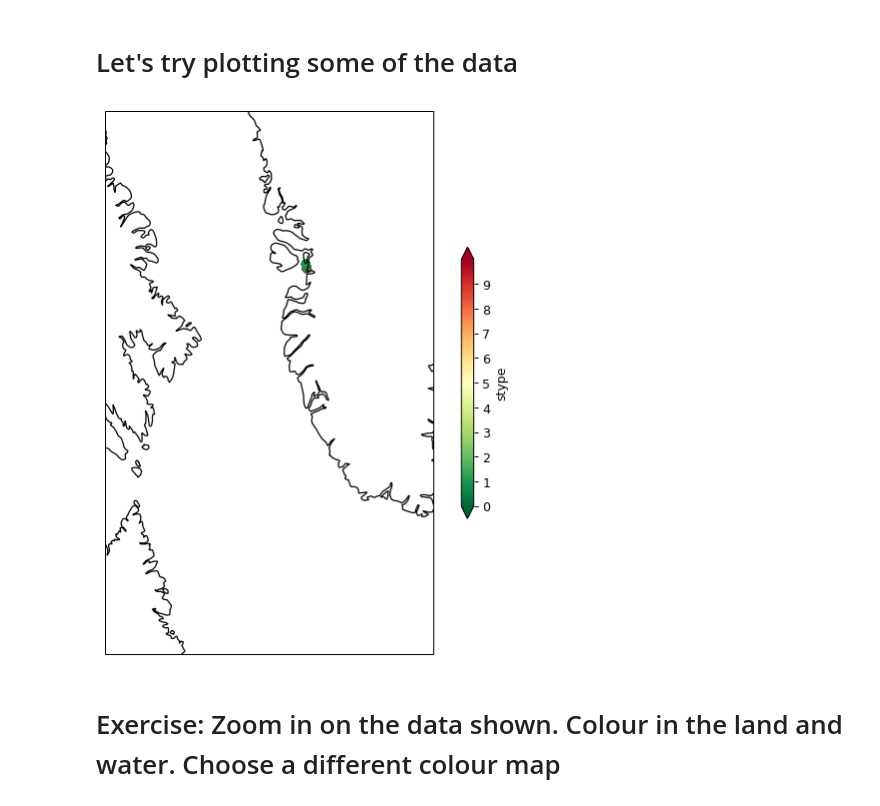
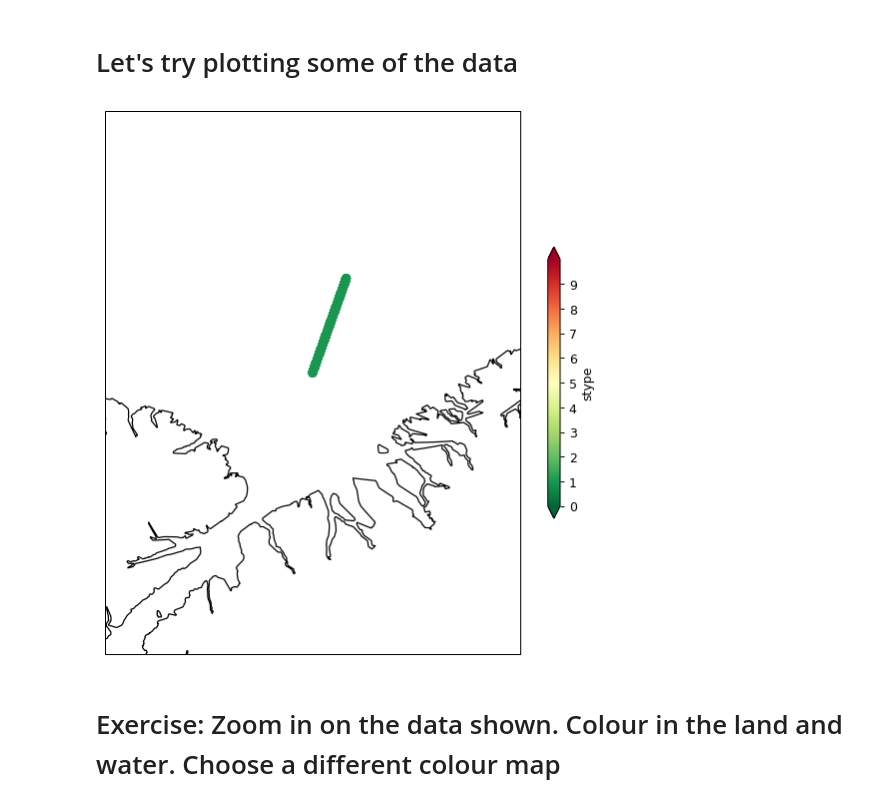
Before and after one commit to icesat2py/icepyx, a Jupyter notebook: examples/ATL07_DataAccess.ipynb, the cells around one changed output. Saved outputs shown, nothing was run; the diff lists cells and outputs as text; code cells hidden in the pictures.

```diff
--- a/examples/ATL07_DataAccess.ipynb
+++ b/examples/ATL07_DataAccess.ipynb
@@ -112,7 +139,7 @@ That's it! We've just downloaded our first bit of ATL07 Data! \\
 Here's some ddocumentation on the IceSat-2 data products https://nsidc.org/sites/nsidc.org/files/ATL07-V003-UserGuide.pdf
 # %%
 # we'll choose one file to start with
-atl_file = 'processed_ATL07-01_20190225115500_09020201_003_02.h5'
+atl_file = 'processed_ATL07-01_20190227013757_09260201_003_02.h5'
 # %%
 # open the sample file using h5py
 f = h5py.File(path + atl_file, 'r')
@@ -153,6 +176,7 @@ NameError: ignored
 # %%
 def getATL07(f,beam):
   '''
+  Written by Alek Petty, June 2018 (alek.a.petty@nasa.gov)
   This function assumes the structure of an ATL07 file and reads some of the
   parameters we may commonly use into a pandas dataframe so we can use it more
   easily.
@@ -205,19 +229,19 @@ beam.head() # displays the first few rows in a table
 # %%
 var = 'stype'
 
 #Set colorbar ranges based on the chosen parameter
 vmin=0
 vmax=10
 ticks=np.arange(vmin,vmax,1)
 
 plt.figure(figsize=(8,8), dpi= 90)
 ax = plt.axes(projection=ccrs.NorthPolarStereo(central_longitude=-55)) # choose polar sterographic for projection
 ax.add_feature(cfeature.COASTLINE)
-ax.set_extent([-65, -45, 55, 75], ccrs.PlateCarree())
+ax.set_extent([-70, -40, 80, 87], ccrs.PlateCarree())
 plt.scatter(beam['lons'], beam['lats'],c=beam[var], cmap=plt.cm.get_cmap('RdYlGn').reversed(), vmin=vmin,vmax=vmax,transform=ccrs.PlateCarree())
 plt.colorbar(label=var, shrink=0.5, ticks=ticks,extend='both');
 # %% [output]
-[figure, old version]
+[figure, new version]
 # %% [markdown]
 # Exercise: Zoom in on the data shown. Colour in the land and water. Choose a different colour map
 # %%
```
Also changed, not shown: parts of 16 cells of this notebook.
